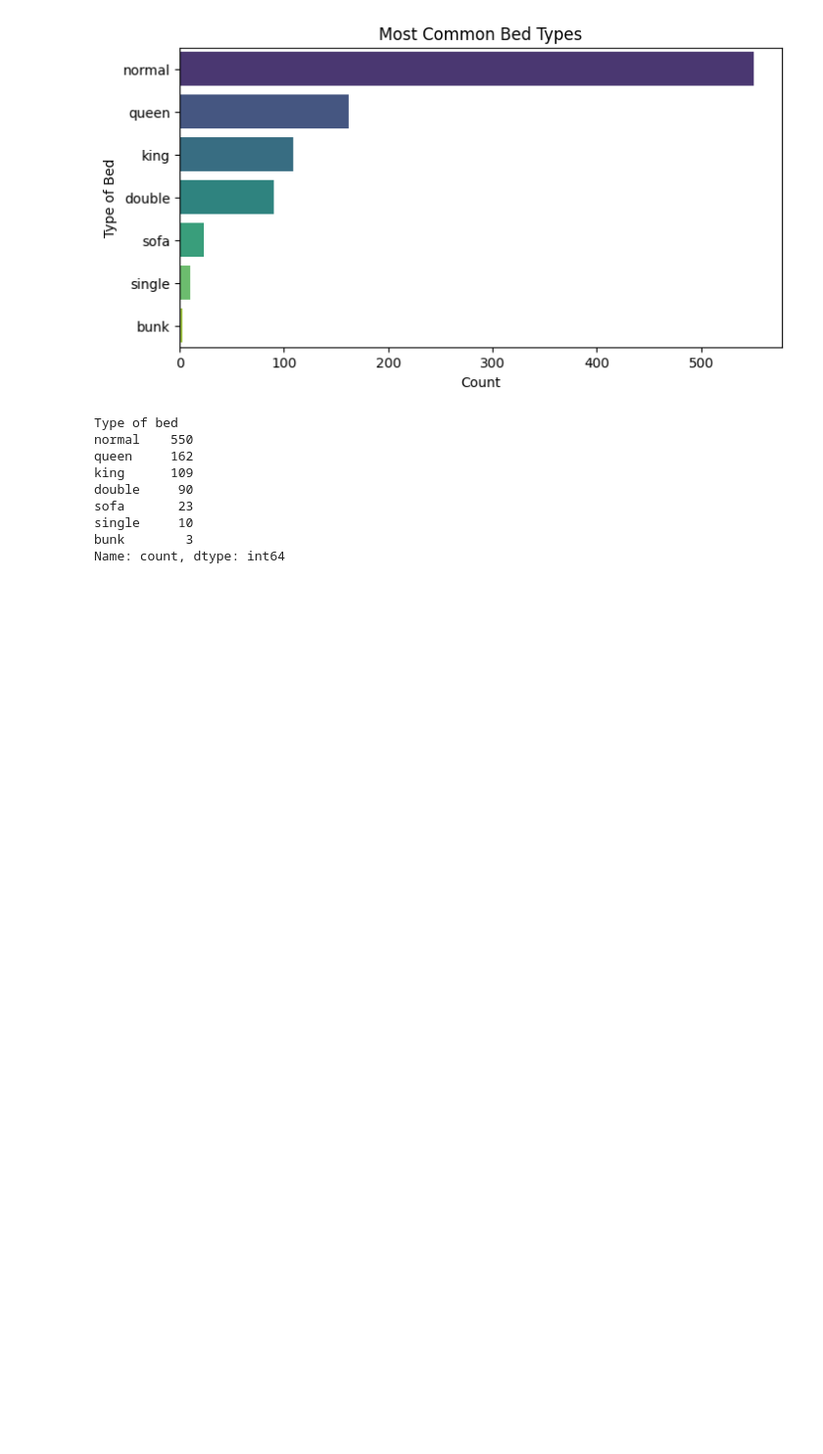
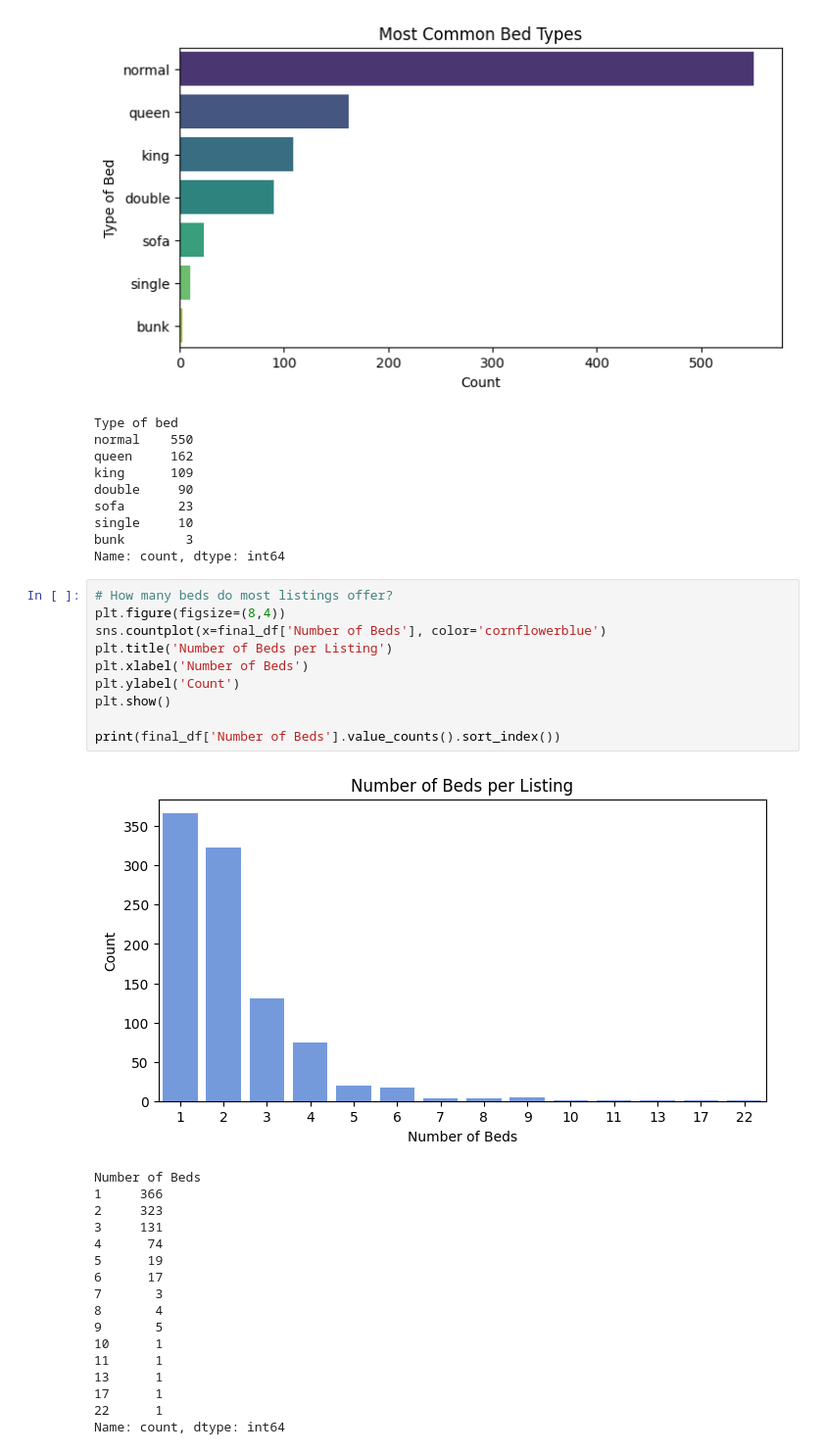
Before and after one commit to khalidkhankakar/EDA-projects-for-Machine-Learning, a Jupyter notebook: Airbnb Listing/main.ipynb, the cells around one changed output. Shown at 98% size. Cells and saved outputs as stored; diff of their text form; blank space fills up the shorter version.

```diff
--- a/Airbnb Listing/main.ipynb
+++ b/Airbnb Listing/main.ipynb
@@ -407,3 +407,31 @@ sofa       23
 single     10
 bunk        3
 Name: count, dtype: int64
+# %%
+# How many beds do most listings offer?
+plt.figure(figsize=(8,4))
+sns.countplot(x=final_df['Number of Beds'], color='cornflowerblue')
+plt.title('Number of Beds per Listing')
+plt.xlabel('Number of Beds')
+plt.ylabel('Count')
+plt.show()
+
+print(final_df['Number of Beds'].value_counts().sort_index())
+# %% [output]
+[figure, added]
+Number of Beds
+1     366
+2     323
+3     131
+4      74
+5      19
+6      17
+7       3
+8       4
+9       5
+10      1
+11      1
+13      1
+17      1
+22      1
+Name: count, dtype: int64
```
Also changed, not shown: parts of 9 cells of this notebook.
